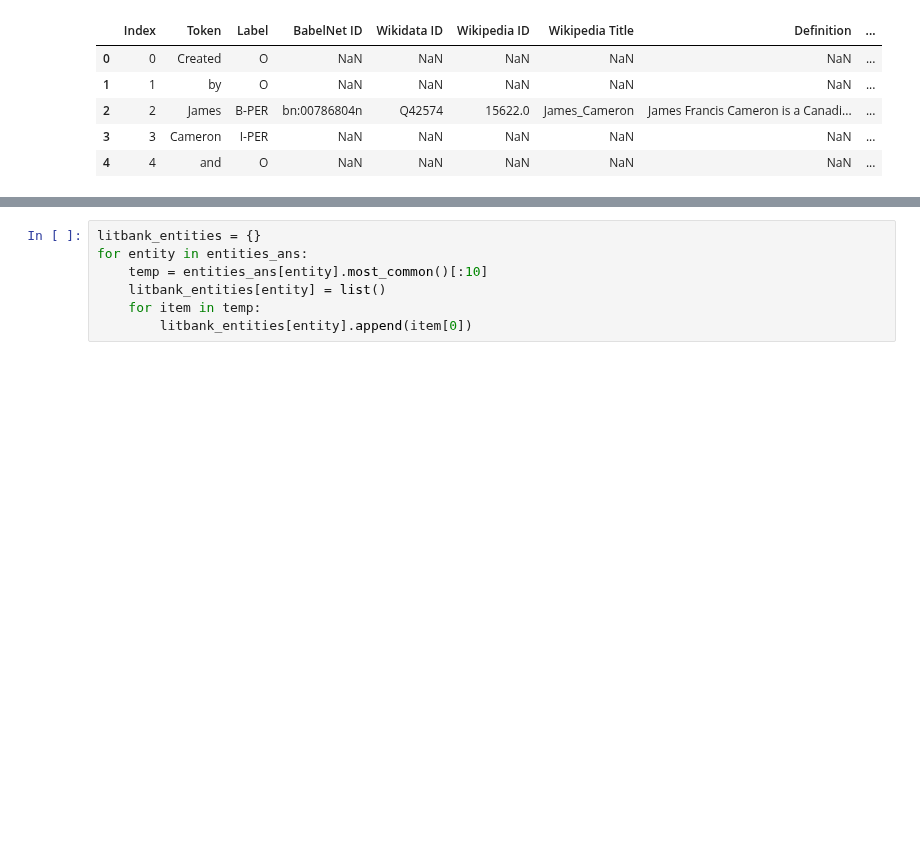
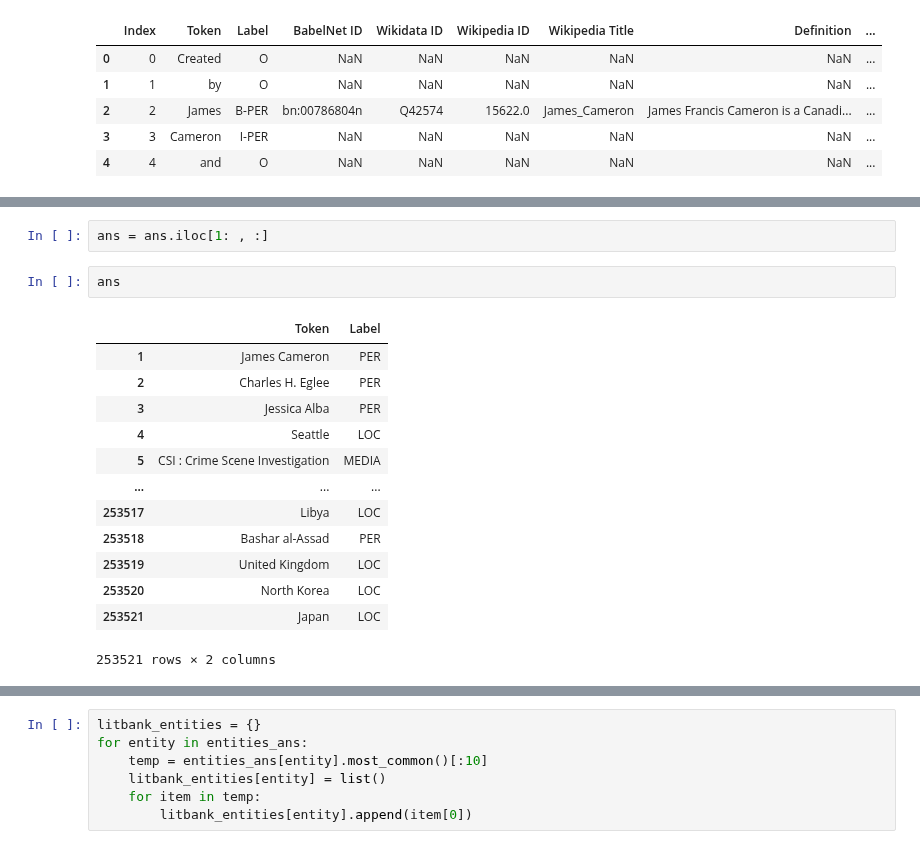
Before and after one commit to potroshitelshuk/NLP-2022, a Jupyter notebook: hw2-2022.ipynb, the cells around one changed output, grey strips where cells are left out. Cells and saved outputs as stored; diff of their text form; blank space fills up the shorter version.

```diff
--- a/hw2-2022.ipynb
+++ b/hw2-2022.ipynb
@@ -247 +279,19 @@ multinerd_entities_names = cnt.keys()
+# %%
+ans = ans.iloc[1: , :]
+# %%
+ans
+# %% [output]
+|  | Token | Label |
+| 1 | James Cameron | PER |
+| 2 | Charles H. Eglee | PER |
+| 3 | Jessica Alba | PER |
+| 4 | Seattle | LOC |
+| 5 | CSI : Crime Scene Investigation | MEDIA |
+| ... | ... | ... |
+| 253517 | Libya | LOC |
+| 253518 | Bashar al-Assad | PER |
+| 253519 | United Kingdom | LOC |
+| 253520 | North Korea | LOC |
+| 253521 | Japan | LOC |
+253521 rows × 2 columns
 # %%
```
Also changed, not shown: parts of 19 cells of this notebook.
